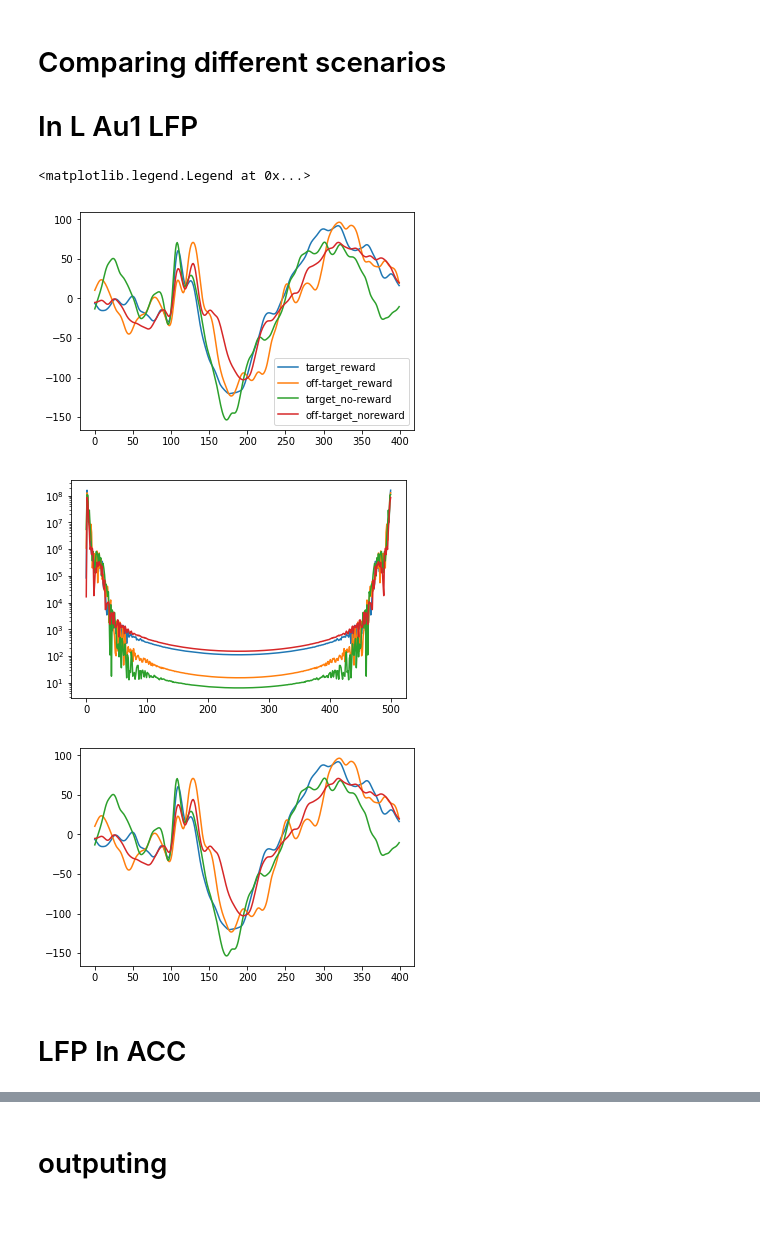
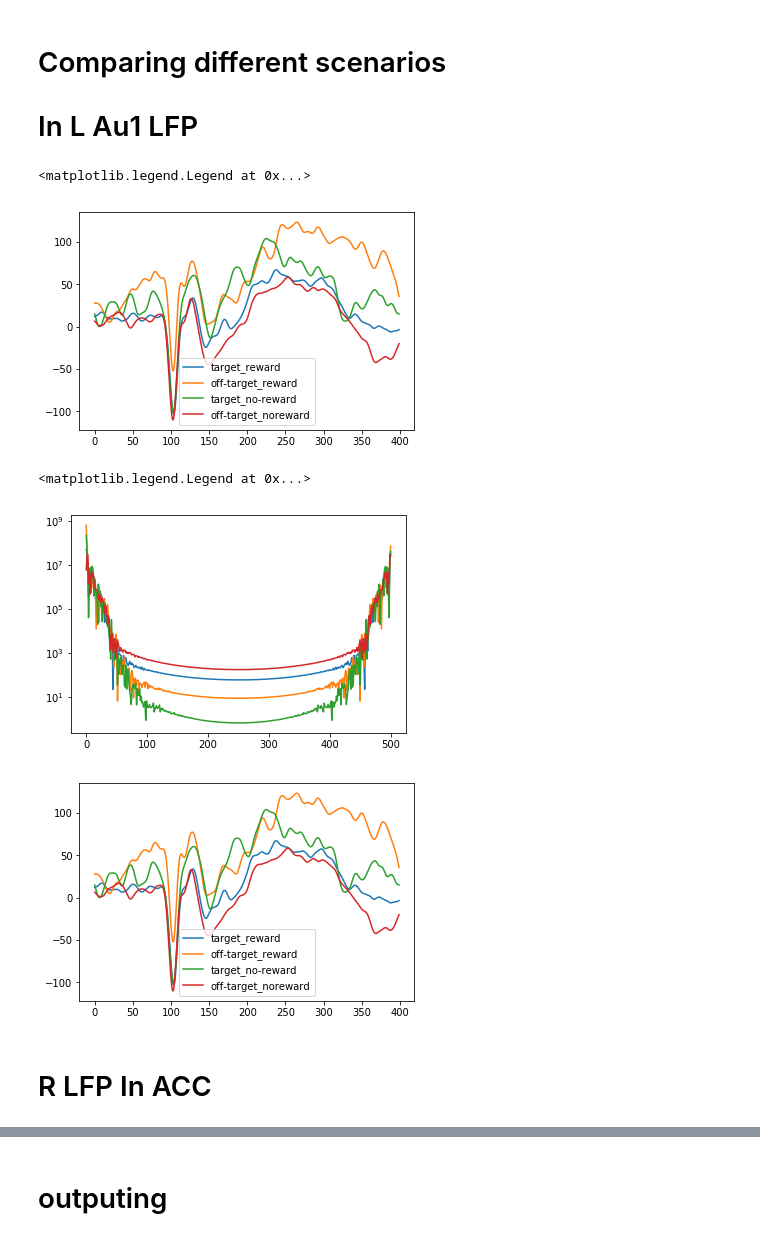
Before and after one commit to Maylibooyah69/RewardReversalPorject, a Jupyter notebook: Import EEG.ipynb, the cells around one changed output, grey strips where cells are left out. Cells and saved outputs as stored; diff of their text form; code cells hidden in the pictures.

```diff
--- a/Import EEG.ipynb
+++ b/Import EEG.ipynb
@@ -271,7 +269,7 @@ def get_excel_info(rat_num):
 #### Stimtrackor fucks up my code, idk wtf is going on with these warning
 #### rat 26 seems to be pretty good, lfp doesn't have any big artifact
 # %%
-val_chan,chan_name,dates,rat_nums,reward_tone=get_excel_info(26)
+val_chan,chan_name,dates,rat_nums,reward_tone=get_excel_info(37)
 rat_df=get_ephys(dates[0],rat_nums[0])
 tvec,signal,low_tone,high_tone,tar,off_tar=rat_summary(rat_df)
 action_log,reward_log,epoched_eeg=get_behavior(rat_df,eeg_length=300,plot=False)
@@ -295,17 +293,19 @@ erp4=plot_average(off_n,fil=True)
 plt.legend(('target_reward','off-target_reward','target_no-reward','off-target_noreward'))
 # %% [output]
 <matplotlib.legend.Legend at 0x...>
-[figure, old version]
+[figure, new version]
 # %%
 spec_plot(erp1)
 spec_plot(erp2)
 spec_plot(erp3)
 spec_plot(erp4)
+plt.legend(('target_reward','off-target_reward','target_no-reward','off-target_noreward'))
 # %% [output]
+<matplotlib.legend.Legend at 0x...>
-[figure, old version]
+[figure, new version]
-[figure, old version]
+[figure, new version]
 # %% [markdown]
-# LFP In ACC
+# R LFP In ACC
 # %%
 tar_r1=eeg_by_label(rat_df,1,1,18)
 off_r1=eeg_by_label(rat_df,2,1,18)
```
Also changed, not shown: parts of 7 cells of this notebook, 1 other file.
